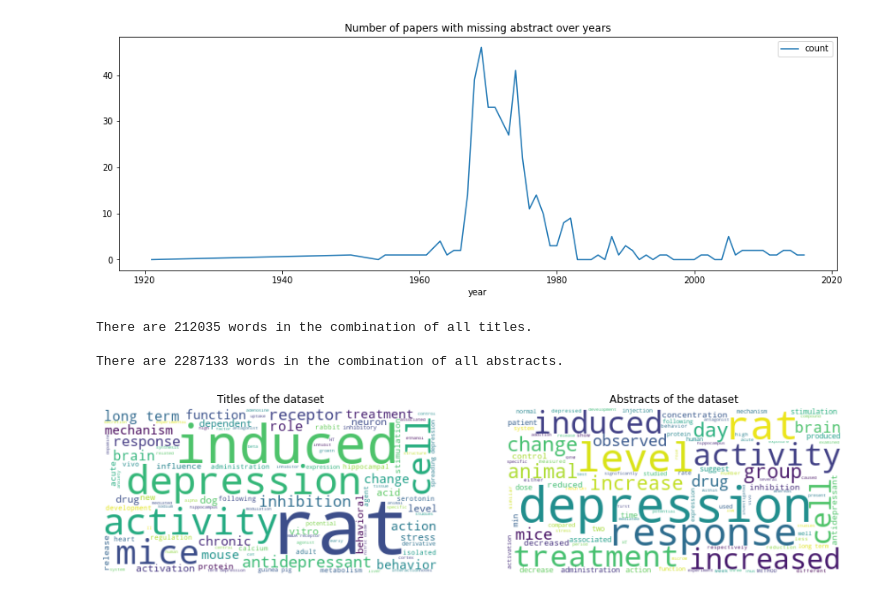
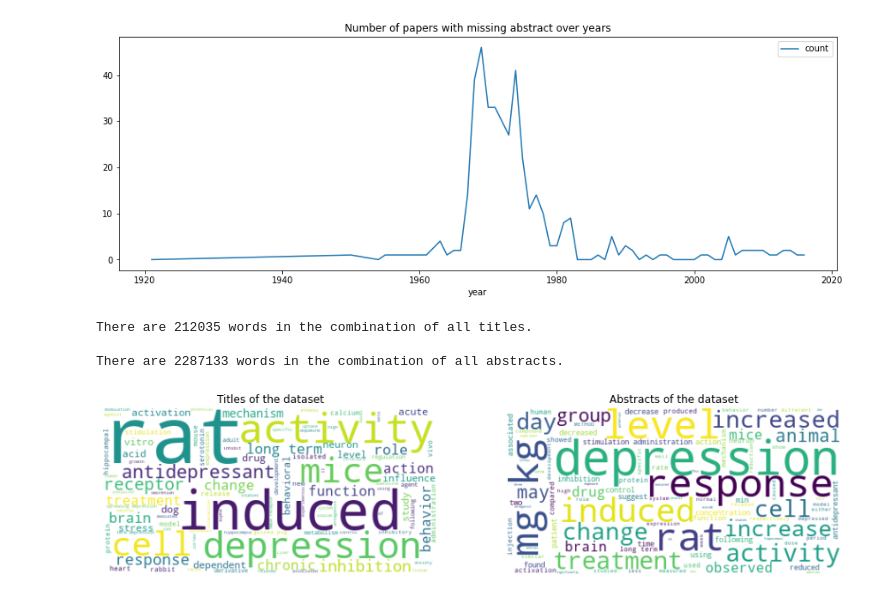
Before and after one commit to asreview/synergy-dataset, a Jupyter notebook: datasets/Bannach-Brown et al. (2019)/process_Bannach-Brown_dataset.ipynb, the cells around one changed output. Saved outputs shown, nothing was run; the diff lists cells and outputs as text; code cells hidden in the pictures.

```diff
--- a/datasets/Bannach-Brown et al. (2019)/process_Bannach-Brown_dataset.ipynb
+++ b/datasets/Bannach-Brown et al. (2019)/process_Bannach-Brown_dataset.ipynb
@@ -19,3 +22,7 @@ df = df.sort_values("label_included", ascending=False, ignore_index=True)
+# %%
+# retain useful columns
+use_col = ["title", "abstract", "authors", "year", "label_included"]
+df = df[use_col]
 # %% [markdown]
 ## Export datasets
 # %%
@@ -61,29 +68,28 @@ plt.show()
 # %%
 # word cloud for titles and abstracts
 # create stopword list
 stopwords = set(STOPWORDS)
-stopwords.update(["may", "found", "showed", "using", "study", "model", "effect", "effects",
-                  "result", "results", "conclusion", "kg", "mg"])
+stopwords.update(["effect", "effects", "result", "results", "conclusion", "conclusions"])
 
 # create word cloud text
 title_text = " ".join(word for word in df.title.dropna())
 abstract_text = " ".join(word for word in df.abstract.dropna())
 print ("There are {} words in the combination of all titles.".format(len(title_text)), "\n")
 print ("There are {} words in the combination of all abstracts.".format(len(abstract_text)), "\n")
 
 # generate word cloud images
 title_wordcloud = WordCloud(stopwords=stopwords, max_words=100, background_color="white").generate(title_text)
 abstract_wordcloud = WordCloud(stopwords=stopwords, max_words=100, background_color="white").generate(abstract_text)
 fig, (ax1, ax2) = plt.subplots(nrows=1, ncols=2, figsize=[15, 15])
 ax1.imshow(title_wordcloud, interpolation="bilinear")
 ax1.set_title("Titles of the dataset")
 ax1.axis("off")
 ax2.imshow(abstract_wordcloud, interpolation="bilinear")
 ax2.set_title("Abstracts of the dataset")
 ax2.axis("off")
 plt.show()
 # %% [output]
 There are 212035 words in the combination of all titles.
 
 There are 2287133 words in the combination of all abstracts.
-[figure, old version]
+[figure, new version]
```
Also changed, not shown: parts of 3 cells of this notebook, 1 other file.
